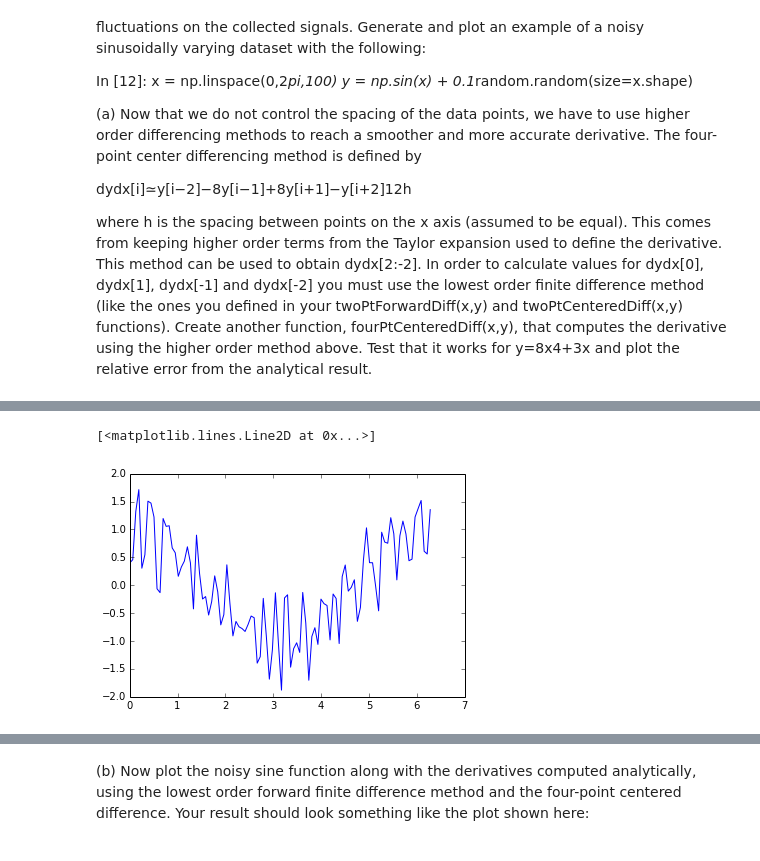
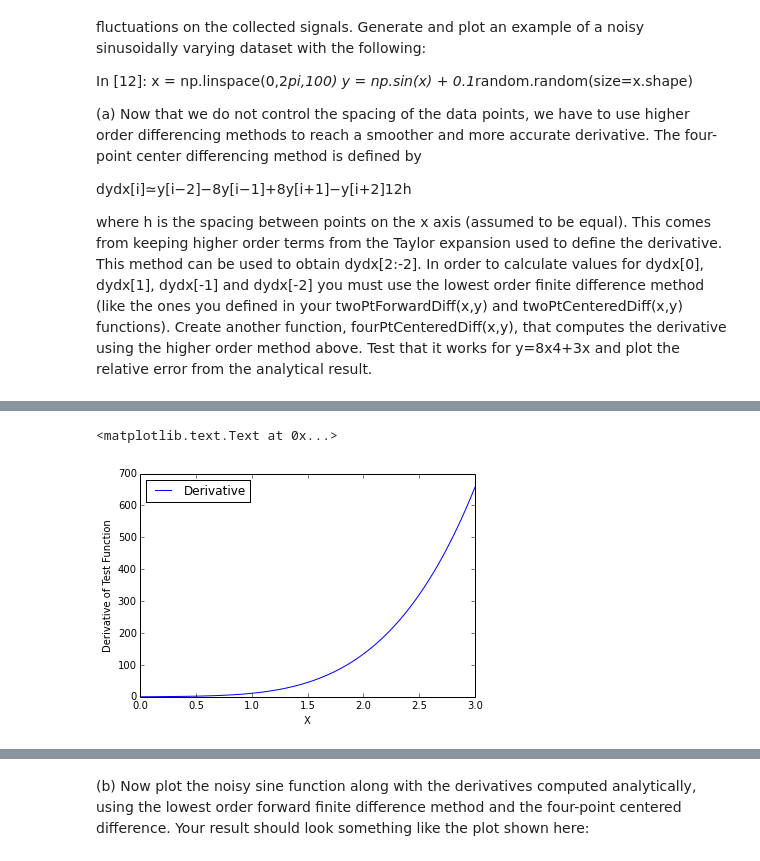
Before and after one commit to eizaguir/PHYS202-S14, a Jupyter notebook: SciPy/DifferentiationExercises.ipynb, the cells around one changed output, grey strips where cells are left out. Saved outputs shown, nothing was run; the diff lists cells and outputs as text; code cells hidden in the pictures.

```diff
--- a/SciPy/DifferentiationExercises.ipynb
+++ b/SciPy/DifferentiationExercises.ipynb
@@ -163,13 +165,17 @@ def fourPtCenteredDiff(x,y):
     dydx[-2] = (y[-2] - y[-3])/(x[-2] - x[-3])
 
     return dydx
-# %%
-dydx1 = fourPtCenteredDiff(x,y)
-
-plt.plot(x,dydx1)
-# %% [output]
-[<matplotlib.lines.Line2D at 0x...>]
-[figure, removed]
+# %%
+x = np.linspace(0,3,100)
+y = 8*x**4+3*x
+
+plt.plot(x,y,label= "Derivative")
+plt.legend(loc="best")
+plt.ylabel("Derivative of Test Function")
+plt.xlabel("X")
+# %% [output]
+<matplotlib.text.Text at 0x...>
+[figure, added]
 # %%
 dydx1 = fourPtCenteredDiff(x,y)
 
```
Also changed, not shown: parts of 6 cells of this notebook.
